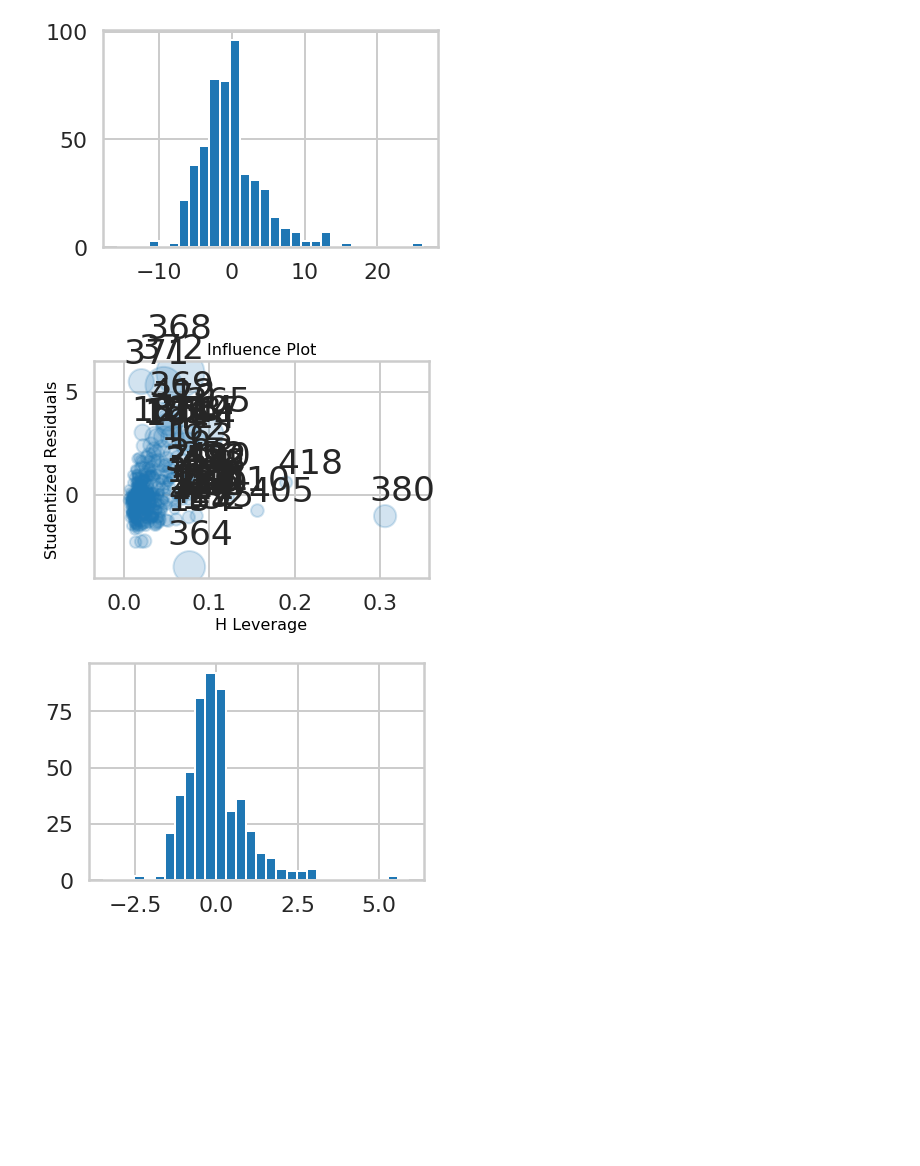
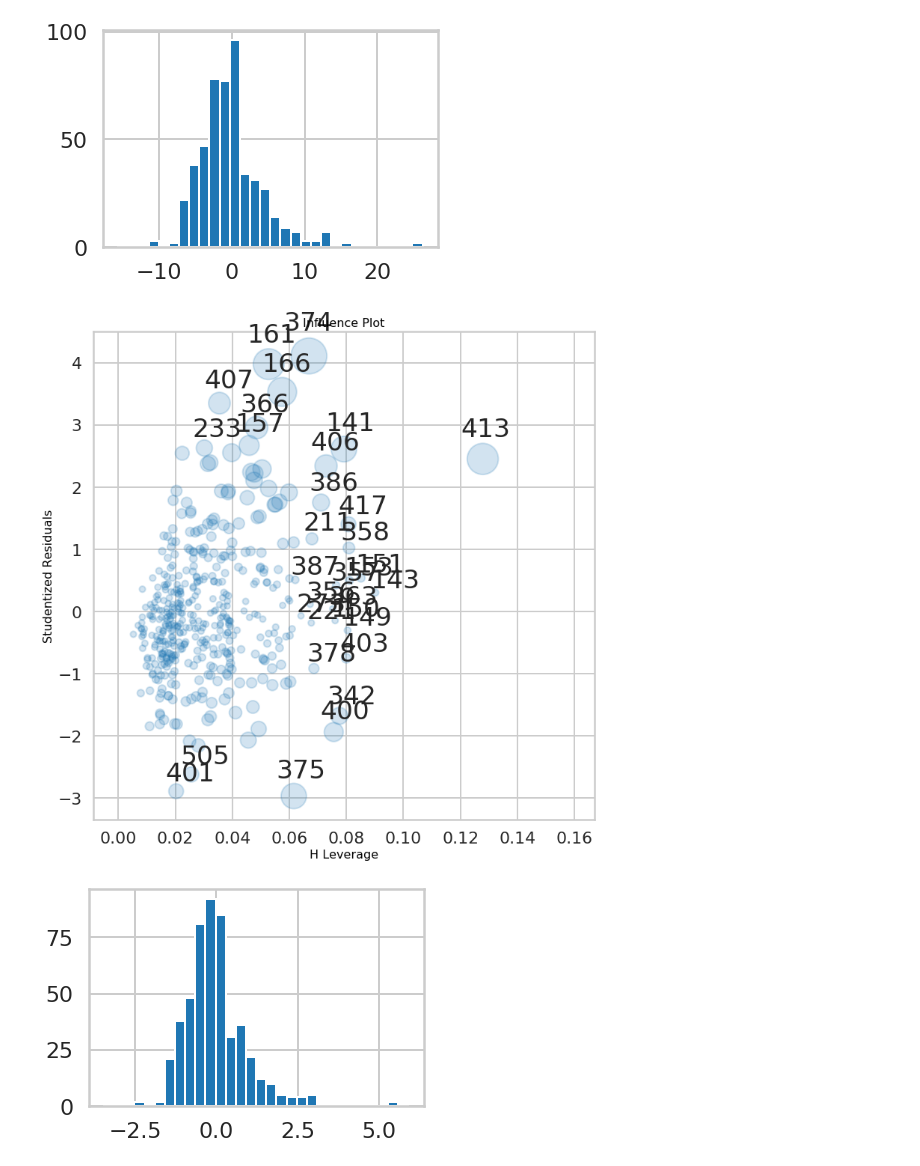
Before and after one commit to morganfry/springboard, a Jupyter notebook: mini-projects/10.1.5/linear_regression/Mini_Project_Linear_Regression.ipynb, the cells around one changed output. Saved outputs shown, nothing was run; the diff lists cells and outputs as text; code cells hidden in the pictures; blank space fills up the shorter version.

```diff
--- a/mini-projects/10.1.5/linear_regression/Mini_Project_Linear_Regression.ipynb
+++ b/mini-projects/10.1.5/linear_regression/Mini_Project_Linear_Regression.ipynb
@@ -945,7 +953,8 @@ plt.show()
 [figure]
 # %%
 import statsmodels.graphics.regressionplots as plots
-plots.influence_plot(m, alpha=0.01, plot_alpha=0.2, fontsize='small')
+fig,ax=plt.subplots(1,1, figsize=(12,12))
+plots.influence_plot(m, alpha=0.01, plot_alpha=0.2, fontsize='small', ax=ax)
 plt.show()
 # %% [output]
-[figure, old version]
+[figure, new version]
```
Also changed, not shown: parts of 13 cells of this notebook.
